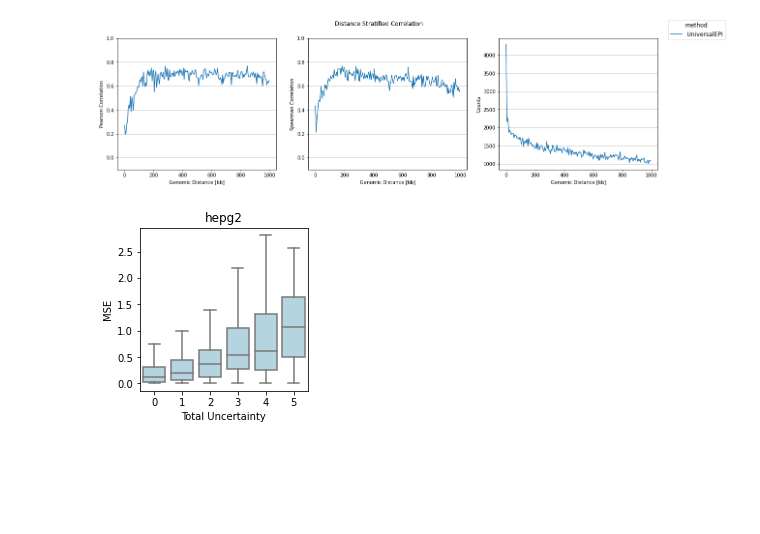
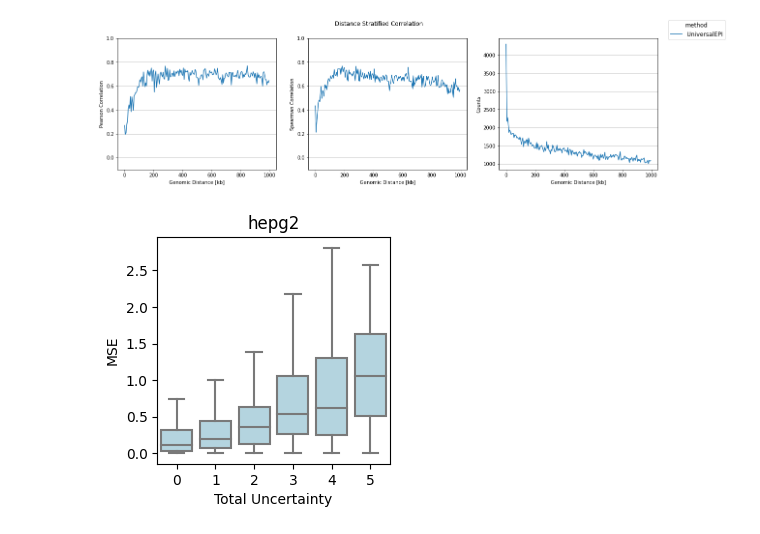
Before and after one commit to BoevaLab/UniversalEPI, a Jupyter notebook: Stage2/plot_scores.ipynb, the cells around one changed output. Saved outputs shown, nothing was run; the diff lists cells and outputs as text; code cells hidden in the pictures; blank space fills up the shorter version.

Commit message:
Adding plotting script

```diff
--- a/Stage2/plot_scores.ipynb
+++ b/Stage2/plot_scores.ipynb
@@ -245,18 +252,18 @@ Text(0.5, 0.98, 'Distance Stratified Correlation')
 # %%
 # Histogram of MSE stratified by uncertainty
 import seaborn as sns
 final_df['mse'] = (final_df['target']-final_df['preds'])**2
 final_df = final_df[final_df['mse'] < 30]
 bins = [0, 1, 2, 3, 4, 5]
 bin_labels = ['0', '1', '2', '3', '4']
 final_df['binned_var'] = pd.cut(final_df['variance'], bins=bins, labels=bin_labels, include_lowest=True)
 final_df['binned_var'] = final_df['binned_var'].astype(str)
 final_df['binned_var'] = final_df['binned_var'].replace('nan', '5')
-plt.figure(figsize=(3, 3))
+plt.figure(figsize=(3, 3), dpi=100)
 sns.boxplot(data=final_df, x='binned_var', y='mse', color='lightblue', showfliers=False)
 plt.xlabel('Total Uncertainty')
 plt.ylabel('MSE')
 plt.title(f"{cell_line}")
 plt.show()
 # %% [output]
-[figure, old version]
+[figure, new version]
```
Also changed, not shown: parts of 11 cells of this notebook.
